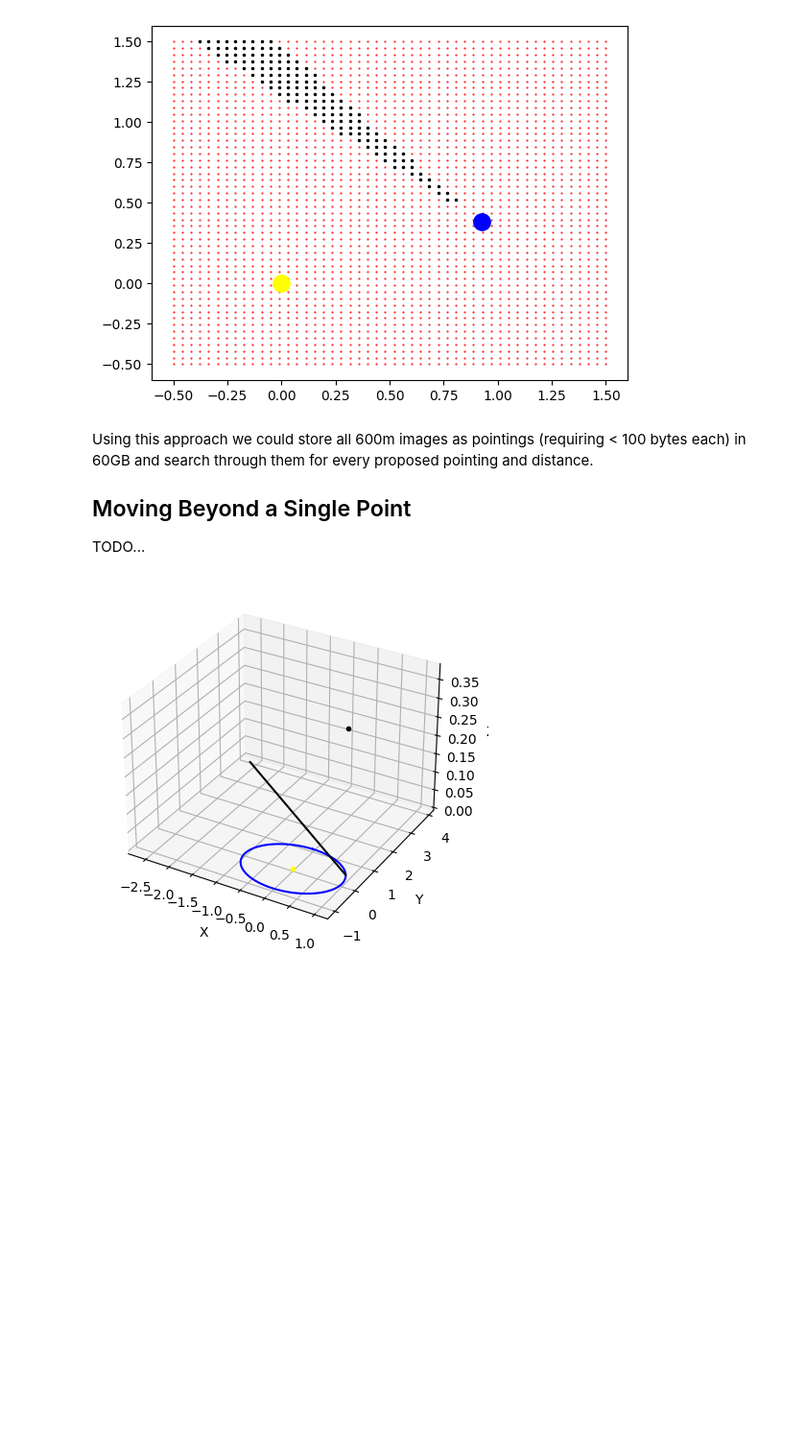
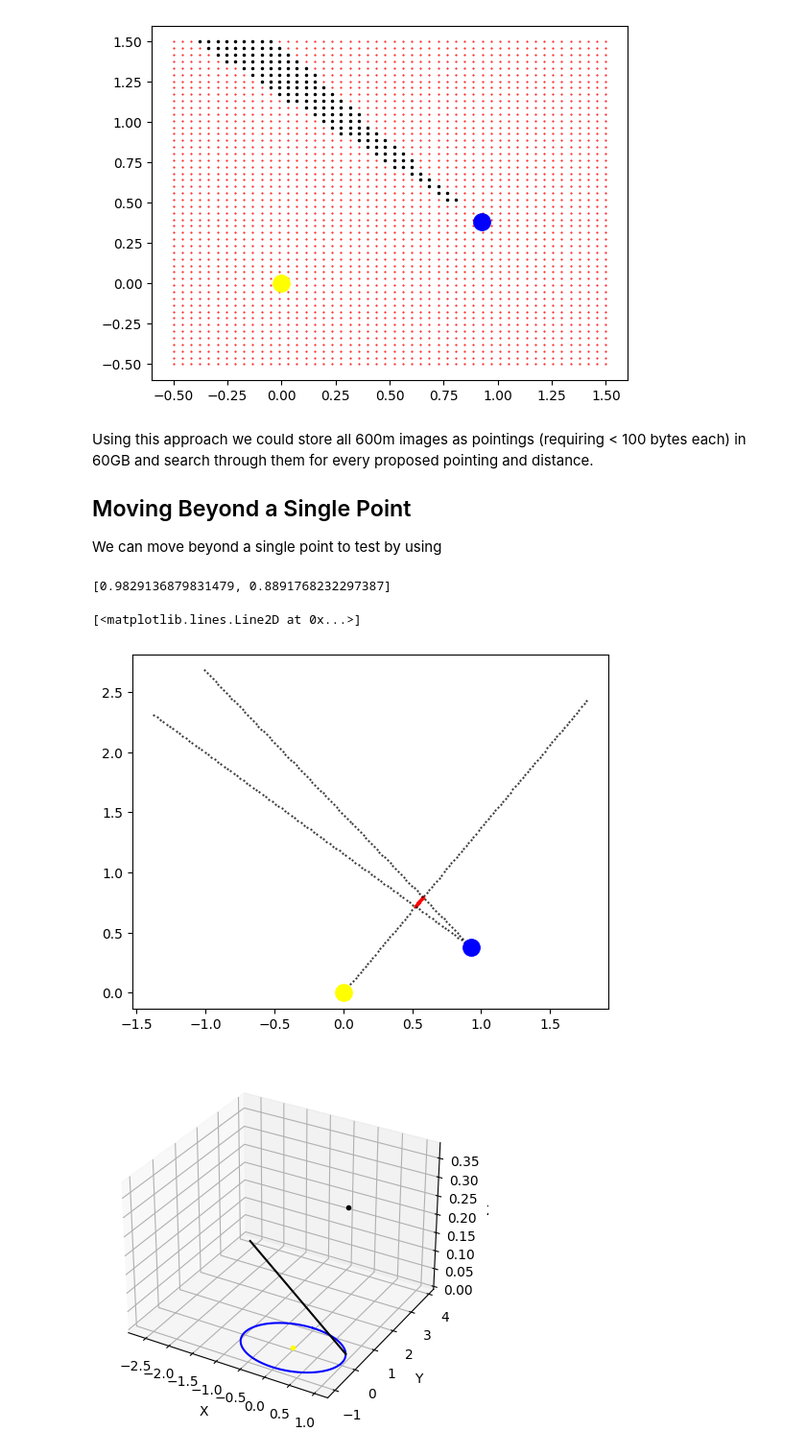
Before and after one commit to jeremykubica/misc_notesbooks, a Jupyter notebook: region_search.ipynb, the cells around one changed output. Shown at 96% size. Drawn from its saved outputs; the diff is of its cells as text; code cells hidden in the pictures; blank space fills up the shorter version.

Commit message:
Add a test for ray/cone intersection

```diff
--- a/region_search.ipynb
+++ b/region_search.ipynb
@@ -199,7 +249,43 @@ Using this approach we could store all 600m images as pointings (requiring < 100
 
 ## Moving Beyond a Single Point
 
-TODO...
+We can move beyond a single point to test by using
+# %%
+search_angle = 0.3 * np.pi
+search_v = np.array([np.cos(search_angle), np.sin(search_angle), 0.0])
+search_x = np.array([0.0, 0.0, 0.0])
+
+dists = view.ray_intersection(search_x, search_v)
+print(dists)
+
+# Show the search line relative to the sun.
+ax3 = plt.figure().add_subplot()
+for t in np.linspace(0, 3, 100):
+    x = search_x + t * search_v
+    ax3.plot(x[0], x[1], color='black', marker='.', markersize=1)
+
+# Show the line of overlap.
+for t in np.linspace(min(dists), max(dists), 20):
+    x = search_x + t * search_v
+    ax3.plot(x[0], x[1], color='red', marker='.', markersize=3)
+
+# Show the view cone relative to the Earth.
+ang_del = (np.pi / 180.0) * 5.0
+v1 = np.array([np.cos(pointing_angle + ang_del), np.sin(pointing_angle + ang_del), 0.0])
+v2 = np.array([np.cos(pointing_angle - ang_del), np.sin(pointing_angle - ang_del), 0.0])
+for t in np.linspace(0, 3, 100):
+    x1 = earth_pos + t * v1
+    ax3.plot(x1[0], x1[1], color='black', marker='.', markersize=1)
+
+    x2 = earth_pos + t * v2
+    ax3.plot(x2[0], x2[1], color='black', marker='.', markersize=1)
+
+ax3.plot(0, 0, color='yellow', marker='.', markersize=25)
+ax3.plot(earth_pos[0], earth_pos[1], color='blue', marker='.', markersize=25)
+# %% [output]
+[0.9829136879831479, 0.8891768232297387]
+[<matplotlib.lines.Line2D at 0x...>]
+[figure, added]
 # %%
 # Fun function to plot the vectors in 3d in the context of the Sun and Earth's orbit.
 
```
Also changed, not shown: parts of 1 cell of this notebook.
